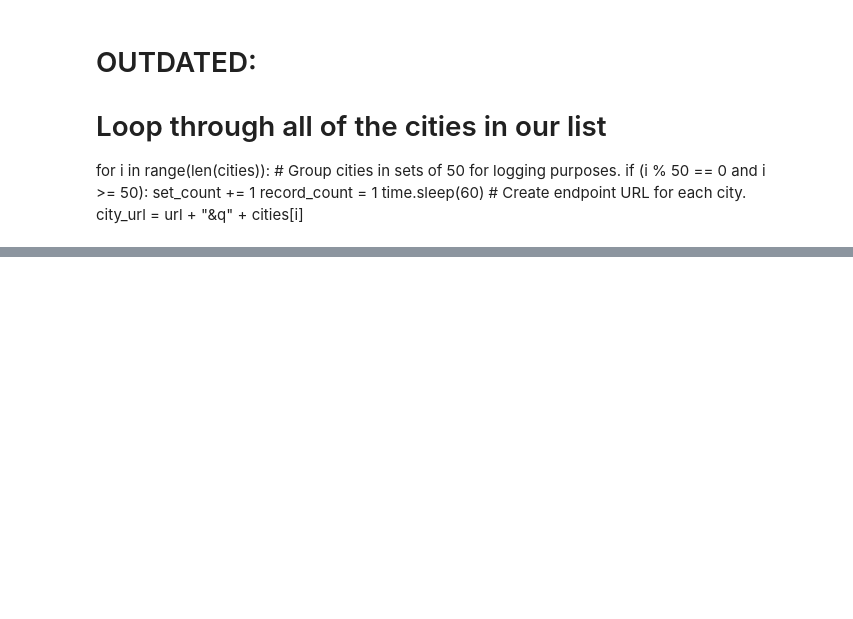
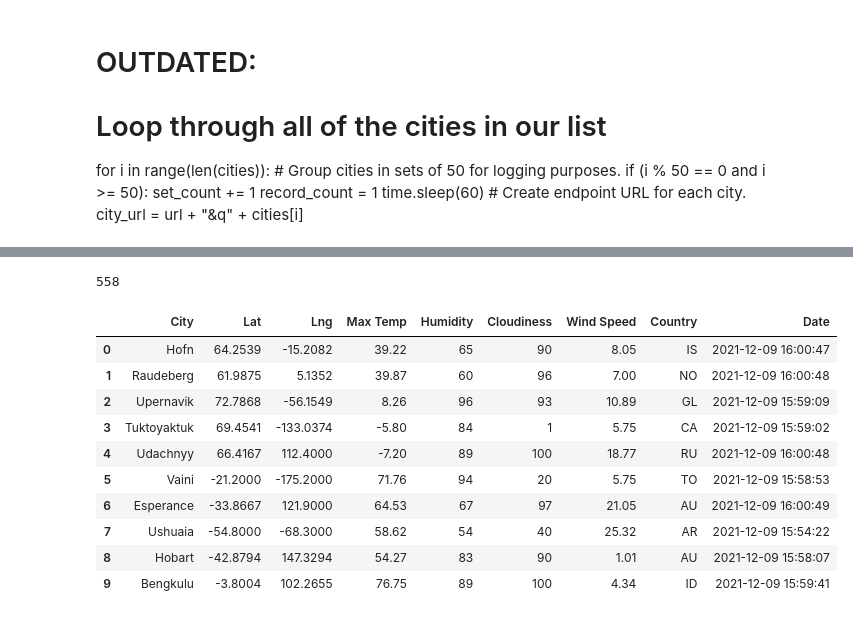
Before and after one commit to ChicletKeyboard/World_Weather_Analysis, a Jupyter notebook: WeatherPy.ipynb, the cells around one changed output, grey strips where cells are left out. Cells and saved outputs as stored; diff of their text form; code cells hidden in the pictures; blank space fills up the shorter version.

Commit message:
Added needed criteria from API to Pandas DF
Looped through all cities and located weather for them using Weather API. Then parsed JSON file and added to Pandas DataFrame.

```diff
--- a/WeatherPy.ipynb
+++ b/WeatherPy.ipynb
@@ -94,0 +129,20 @@ Processing record 50 of Set 1 ibra
+# %%
+len(city_data)
+# %% [output]
+558
+# %%
+# Convert city_data array of dictionaries into Pandas DataFrame
+city_data_df = pd.DataFrame(city_data)
+city_data_df.head(10)
+# %% [output]
+|  | City | Lat | Lng | Max Temp | Humidity | Cloudiness | Wind Speed | Country | Date |
+| 0 | Hofn | 64.2539 | -15.2082 | 39.22 | 65 | 90 | 8.05 | IS | 2021-12-09 16:00:47 |
+| 1 | Raudeberg | 61.9875 | 5.1352 | 39.87 | 60 | 96 | 7.00 | NO | 2021-12-09 16:00:48 |
+| 2 | Upernavik | 72.7868 | -56.1549 | 8.26 | 96 | 93 | 10.89 | GL | 2021-12-09 15:59:09 |
+| 3 | Tuktoyaktuk | 69.4541 | -133.0374 | -5.80 | 84 | 1 | 5.75 | CA | 2021-12-09 15:59:02 |
+| 4 | Udachnyy | 66.4167 | 112.4000 | -7.20 | 89 | 100 | 18.77 | RU | 2021-12-09 16:00:48 |
+| 5 | Vaini | -21.2000 | -175.2000 | 71.76 | 94 | 20 | 5.75 | TO | 2021-12-09 15:58:53 |
+| 6 | Esperance | -33.8667 | 121.9000 | 64.53 | 67 | 97 | 21.05 | AU | 2021-12-09 16:00:49 |
+| 7 | Ushuaia | -54.8000 | -68.3000 | 58.62 | 54 | 40 | 25.32 | AR | 2021-12-09 15:54:22 |
+| 8 | Hobart | -42.8794 | 147.3294 | 54.27 | 83 | 90 | 1.01 | AU | 2021-12-09 15:58:07 |
+| 9 | Bengkulu | -3.8004 | 102.2655 | 76.75 | 89 | 100 | 4.34 | ID | 2021-12-09 15:59:41 |
```
Also changed, not shown: parts of 6 cells of this notebook.
